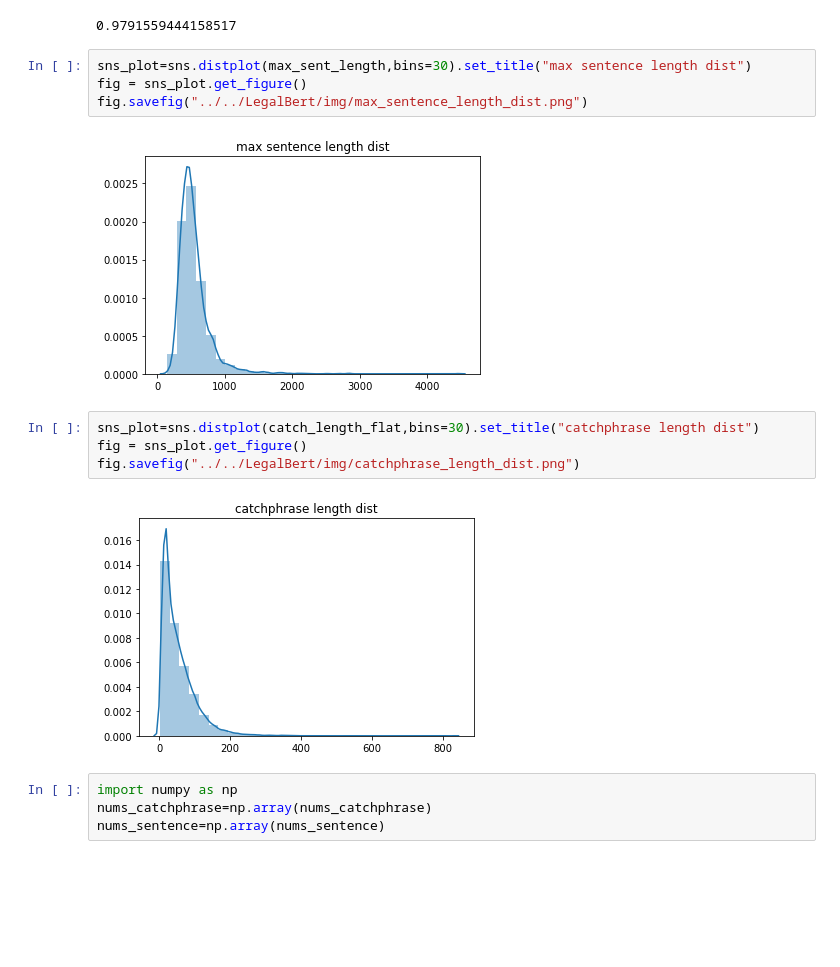
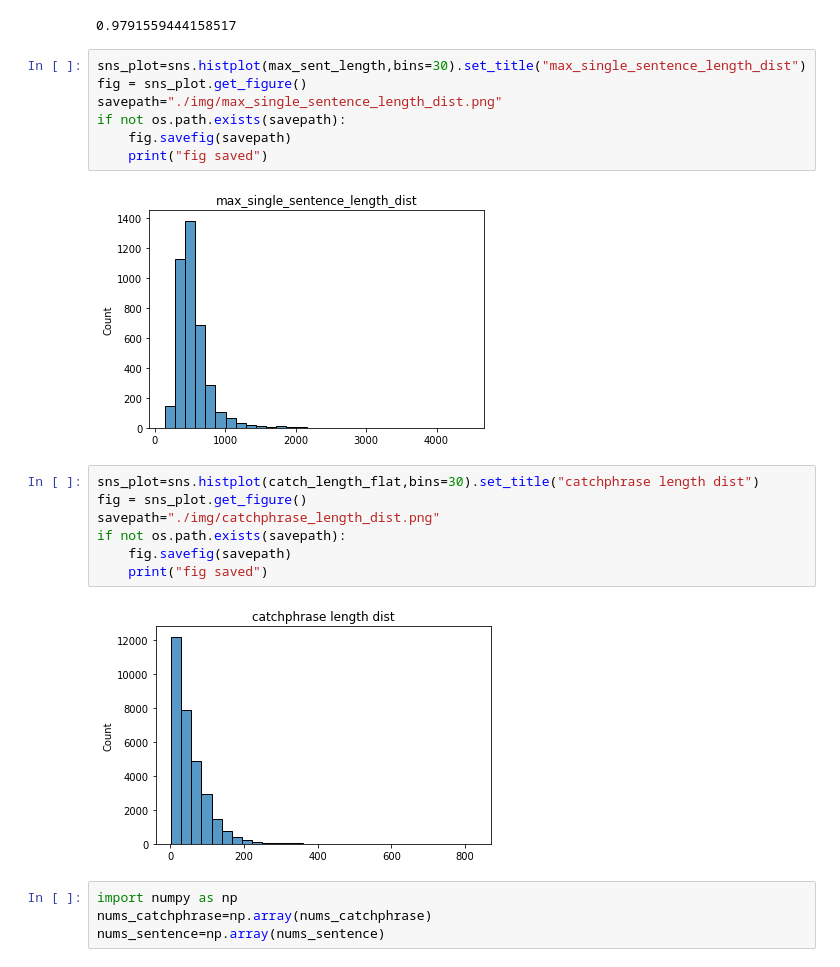
Before and after one commit to Saibo-creator/ContrastRetrieval, a Jupyter notebook: preprocess_summ.ipynb, the cells around one changed output. Saved outputs shown, nothing was run; the diff lists cells and outputs as text; blank space fills up the shorter version.

```diff
--- a/preprocess_summ.ipynb
+++ b/preprocess_summ.ipynb
@@ -424,18 +434,24 @@ fig.savefig("../../LegalBert/img/sentence_length_dist.png")
 sum(np.array(max_sent_length)<1200)/len(max_sent_length)
 # %% [output]
 0.9791559444158517
+# %%
+sns_plot=sns.histplot(max_sent_length,bins=30).set_title("max_single_sentence_length_dist")
+fig = sns_plot.get_figure()
+savepath="./img/max_single_sentence_length_dist.png"
+if not os.path.exists(savepath):
+    fig.savefig(savepath)
+    print("fig saved")
+# %% [output]
+[figure, added]
 # %%
-sns_plot=sns.distplot(max_sent_length,bins=30).set_title("max sentence length dist")
+sns_plot=sns.histplot(catch_length_flat,bins=30).set_title("catchphrase length dist")
 fig = sns_plot.get_figure()
-fig.savefig("../../LegalBert/img/max_sentence_length_dist.png")
+savepath="./img/catchphrase_length_dist.png"
+if not os.path.exists(savepath):
+    fig.savefig(savepath)
+    print("fig saved")
 # %% [output]
-[figure, old version]
+[figure, new version]
-# %%
-sns_plot=sns.distplot(catch_length_flat,bins=30).set_title("catchphrase length dist")
-fig = sns_plot.get_figure()
-fig.savefig("../../LegalBert/img/catchphrase_length_dist.png")
-# %% [output]
-[figure, removed]
 # %%
 import numpy as np
 nums_catchphrase=np.array(nums_catchphrase)
```
Also changed, not shown: parts of 16 cells of this notebook, 14 other files.
